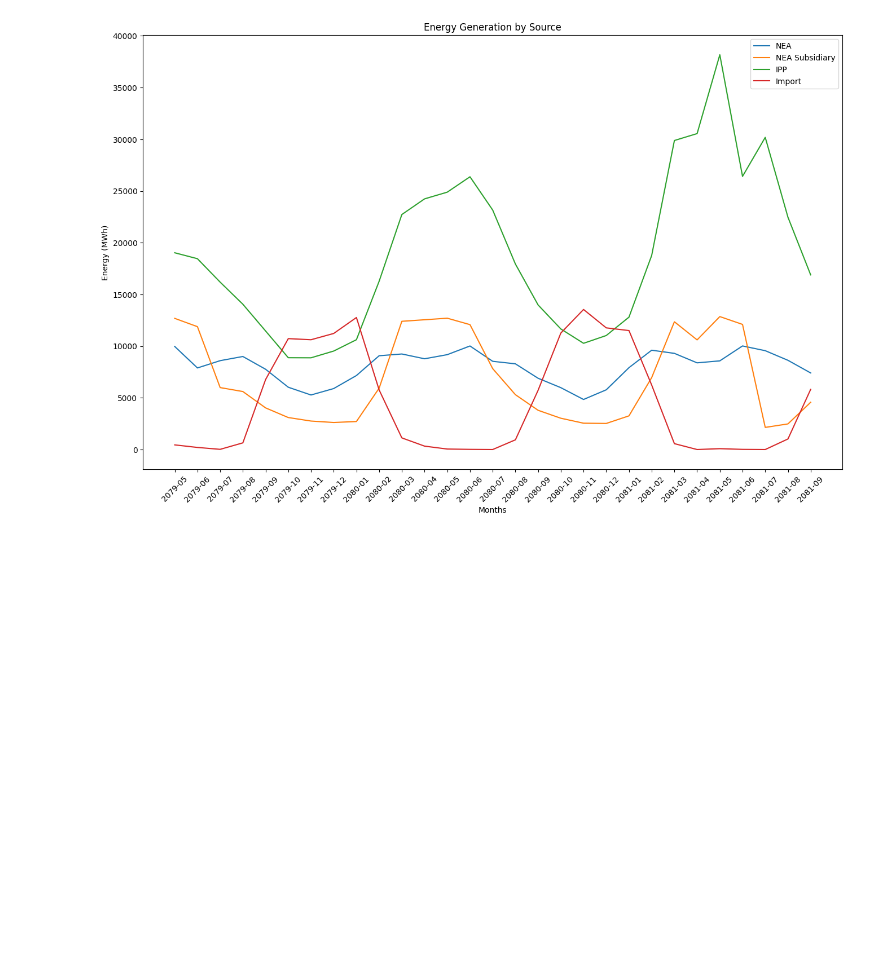
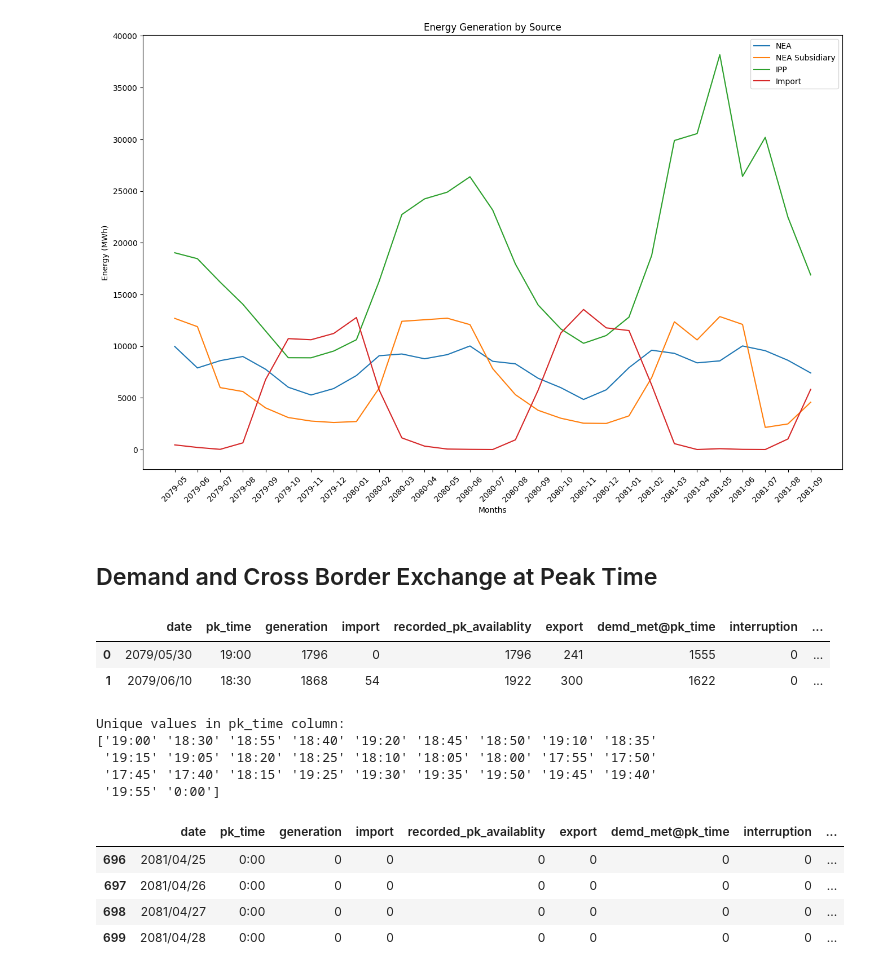
Before and after one commit to AkshyaKC/NEA-Load-Demand-Forecasting, a Jupyter notebook: data_analysis/notebook.ipynb, the cells around one changed output. Drawn from its saved outputs; the diff is of its cells as text; code cells hidden in the pictures; blank space fills up the shorter version.

```diff
--- a/data_analysis/notebook.ipynb
+++ b/data_analysis/notebook.ipynb
@@ -81,3 +82,30 @@ plt.legend()
 plt.show()
 # %% [output]
 [figure]
+# %% [markdown]
+## Demand and Cross Border Exchange at Peak Time
+# %%
+df = pd.read_csv('../csv_files/demand_cb_exchange@peak_time.csv')
+df.head(2)
+# %% [output]
+|  | date | pk_time | generation | import | recorded_pk_availablity | export | demd_met@pk_time | interruption | ... |
+| 0 | 2079/05/30 | 19:00 | 1796 | 0 | 1796 | 241 | 1555 | 0 | ... |
+| 1 | 2079/06/10 | 18:30 | 1868 | 54 | 1922 | 300 | 1622 | 0 | ... |
+# %%
+# Check unique values in pk_time column
+print("Unique values in pk_time column:")
+print(df['pk_time'].unique())
+# %% [output]
+Unique values in pk_time column:
+['19:00' '18:30' '18:55' '18:40' '19:20' '18:45' '18:50' '19:10' '18:35'
+ '19:15' '19:05' '18:20' '18:25' '18:10' '18:05' '18:00' '17:55' '17:50'
+ '17:45' '17:40' '18:15' '19:25' '19:30' '19:35' '19:50' '19:45' '19:40'
+ '19:55' '0:00']
+# %%
+df[df['pk_time'] == '0:00']
+# %% [output]
+|  | date | pk_time | generation | import | recorded_pk_availablity | export | demd_met@pk_time | interruption | ... |
+| 696 | 2081/04/25 | 0:00 | 0 | 0 | 0 | 0 | 0 | 0 | ... |
+| 697 | 2081/04/26 | 0:00 | 0 | 0 | 0 | 0 | 0 | 0 | ... |
+| 698 | 2081/04/27 | 0:00 | 0 | 0 | 0 | 0 | 0 | 0 | ... |
+| 699 | 2081/04/28 | 0:00 | 0 | 0 | 0 | 0 | 0 | 0 | ... |
```
Also changed, not shown: parts of 2 cells of this notebook.
